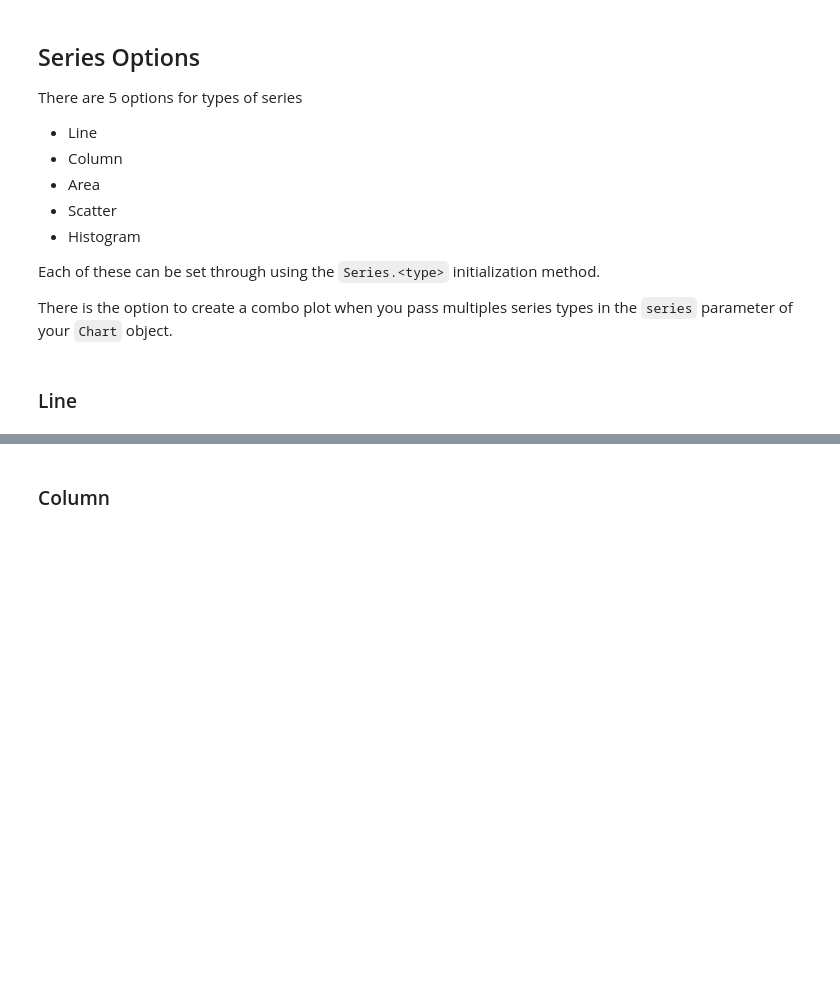
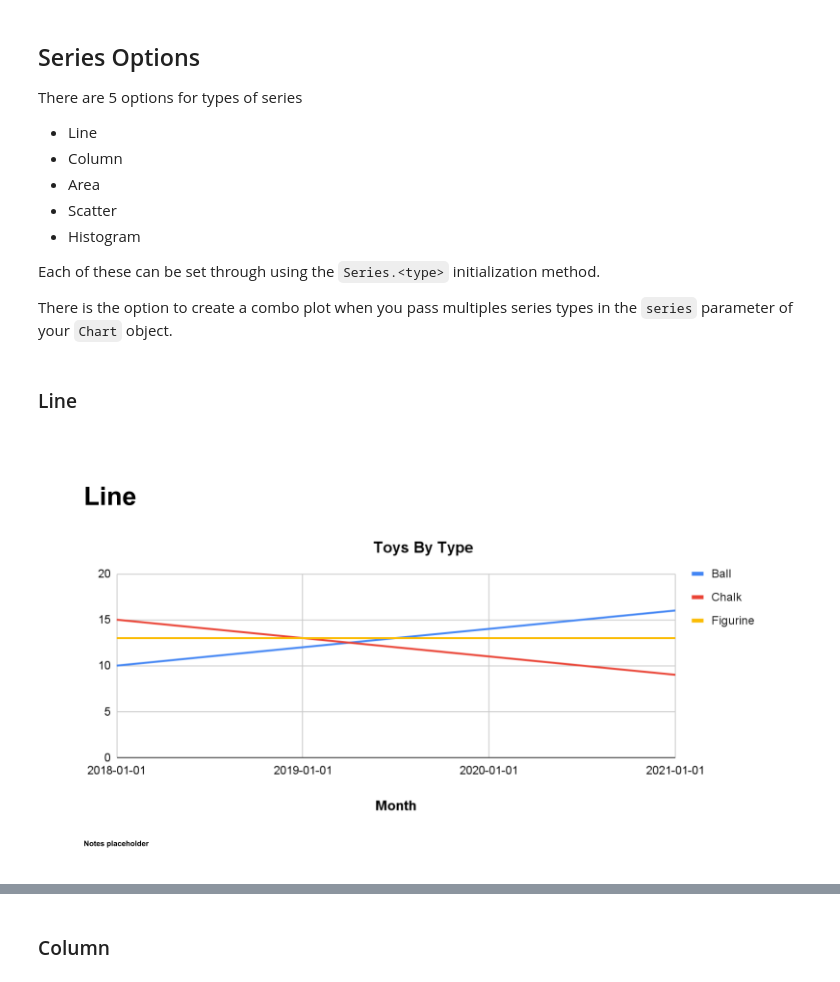
Before and after one commit to michael-gracie/gslides, a Jupyter notebook: notebooks/advanced_usage.ipynb, the cells around one changed output, grey strips where cells are left out. Drawn from its saved outputs; the diff is of its cells as text; code cells hidden in the pictures; blank space fills up the shorter version.

```diff
--- a/notebooks/advanced_usage.ipynb
+++ b/notebooks/advanced_usage.ipynb
@@ -159,15 +156,18 @@ There is the option to create a combo plot when you pass multiples series types
 # %%
 ch = Chart(
     data = frame.data,
     x_axis_column = 'date',
     series = [Series.line()], #by not specifying columns for your series the module simply take all non x-axis columns
     title = 'Toys By Type',
     x_axis_label = 'Month',
     legend_position = 'RIGHT_LEGEND',
     y_min = 0
 )
 prs.add_slide(
     objects = [ch],
     layout = (1,1),
     title = 'Line'
 )
+prs.show_slide(prs.slide_ids[-1])
+# %% [output]
+[figure, added]
```
Also changed, not shown: parts of 32 cells of this notebook, 6 other files.
